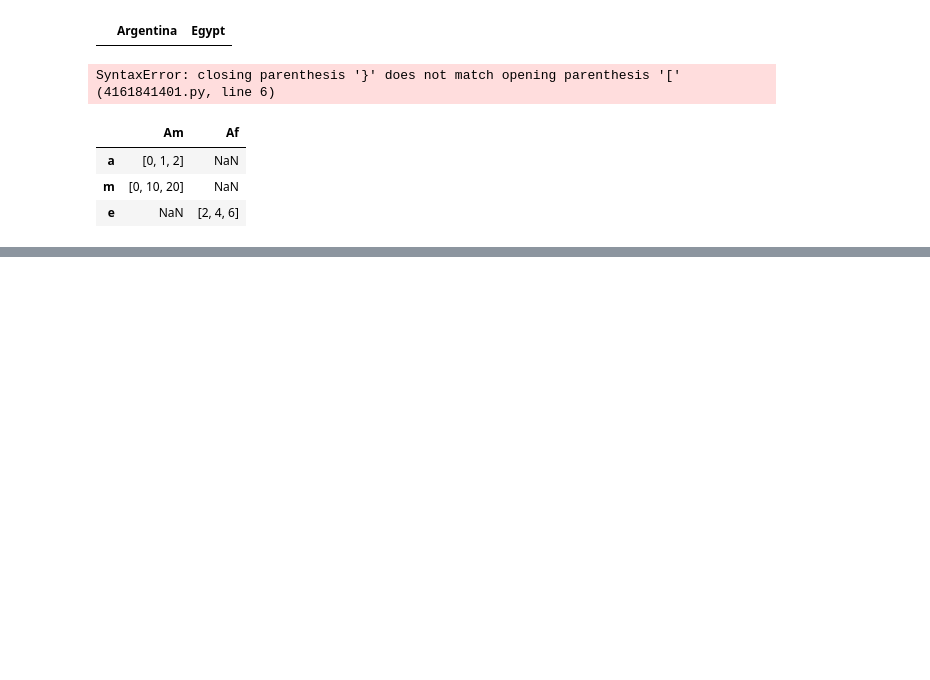
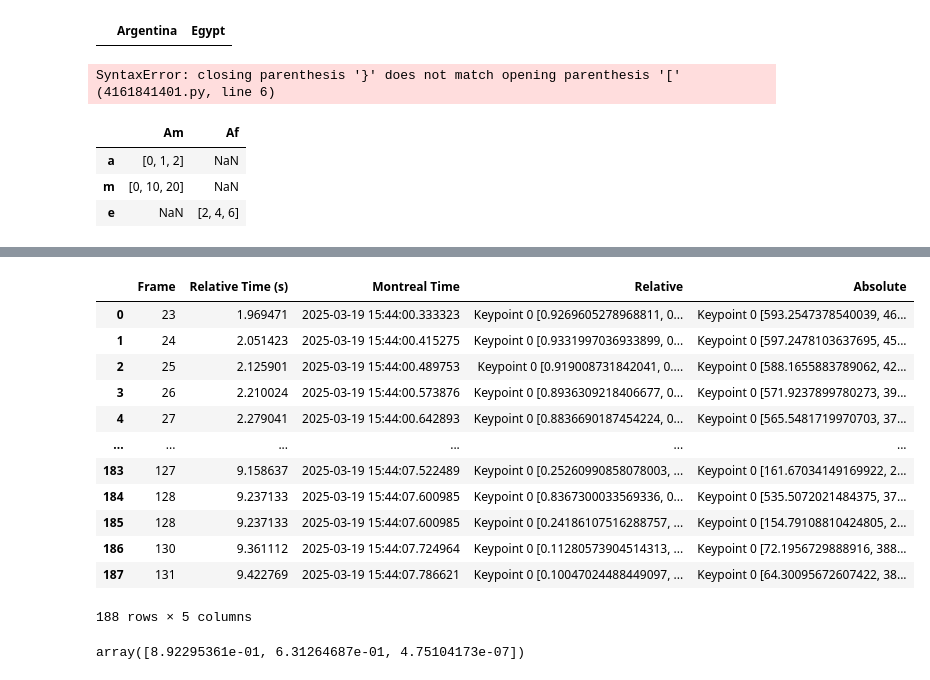
Before and after one commit to Agoist654/sfe, a Jupyter notebook: hand_landmarker(1).ipynb, the cells around one changed output, grey strips where cells are left out. Cells and saved outputs as stored; diff of their text form; code cells hidden in the pictures; blank space fills up the shorter version.

```diff
--- a/hand_landmarker(1).ipynb
+++ b/hand_landmarker(1).ipynb
@@ -808,0 +979,22 @@ df
+# %%
+df = capture(0)
+# %%
+df
+# %% [output]
+|  | Frame | Relative Time (s) | Montreal Time | Relative | Absolute |
+| 0 | 23 | 1.969471 | 2025-03-19 15:44:00.333323 | Keypoint 0 [0.9269605278968811, 0... | Keypoint 0 [593.2547378540039, 46... |
+| 1 | 24 | 2.051423 | 2025-03-19 15:44:00.415275 | Keypoint 0 [0.9331997036933899, 0... | Keypoint 0 [597.2478103637695, 45... |
+| 2 | 25 | 2.125901 | 2025-03-19 15:44:00.489753 | Keypoint 0 [0.919008731842041, 0.... | Keypoint 0 [588.1655883789062, 42... |
+| 3 | 26 | 2.210024 | 2025-03-19 15:44:00.573876 | Keypoint 0 [0.8936309218406677, 0... | Keypoint 0 [571.9237899780273, 39... |
+| 4 | 27 | 2.279041 | 2025-03-19 15:44:00.642893 | Keypoint 0 [0.8836690187454224, 0... | Keypoint 0 [565.5481719970703, 37... |
+| ... | ... | ... | ... | ... | ... |
+| 183 | 127 | 9.158637 | 2025-03-19 15:44:07.522489 | Keypoint 0 [0.25260990858078003, ... | Keypoint 0 [161.67034149169922, 2... |
+| 184 | 128 | 9.237133 | 2025-03-19 15:44:07.600985 | Keypoint 0 [0.8367300033569336, 0... | Keypoint 0 [535.5072021484375, 37... |
+| 185 | 128 | 9.237133 | 2025-03-19 15:44:07.600985 | Keypoint 0 [0.24186107516288757, ... | Keypoint 0 [154.79108810424805, 2... |
+| 186 | 130 | 9.361112 | 2025-03-19 15:44:07.724964 | Keypoint 0 [0.11280573904514313, ... | Keypoint 0 [72.1956729888916, 388... |
+| 187 | 131 | 9.422769 | 2025-03-19 15:44:07.786621 | Keypoint 0 [0.10047024488449097, ... | Keypoint 0 [64.30095672607422, 38... |
+188 rows × 5 columns
+# %%
+df["Relative"][0]["Keypoint 0"]
+# %% [output]
+array([8.92295361e-01, 6.31264687e-01, 4.75104173e-07])
```
Also changed, not shown: parts of 9 cells of this notebook.
